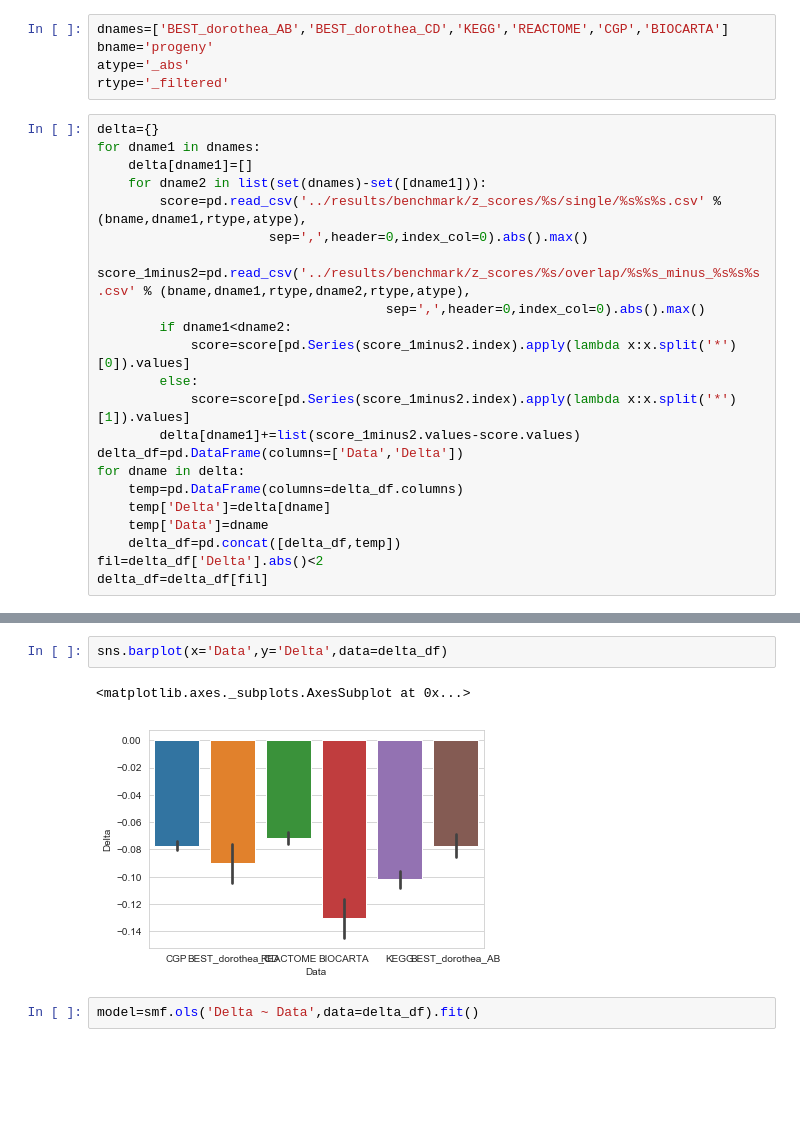
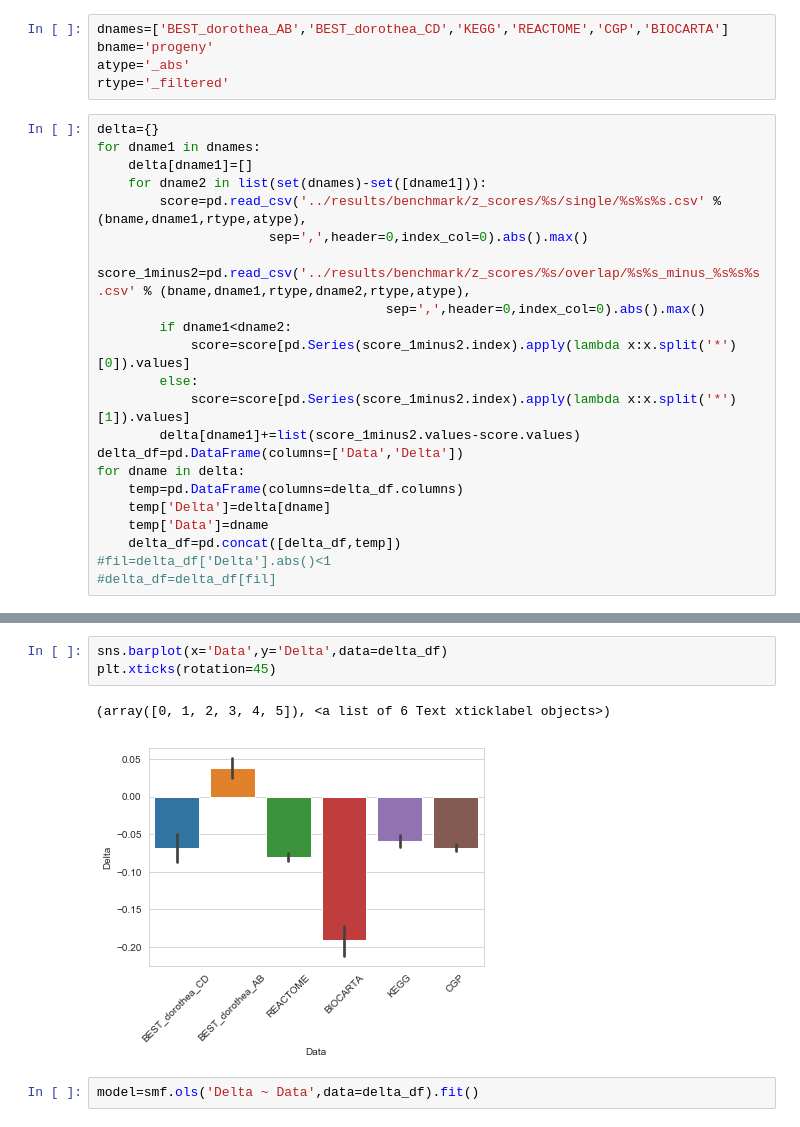
Before and after one commit to bence-szalai/why-pathway-methods-work, a Jupyter notebook: notebooks/overlap_fig_new.ipynb, the cells around one changed output, grey strips where cells are left out. Saved outputs shown, nothing was run; the diff lists cells and outputs as text; blank space fills up the shorter version.

```diff
--- a/notebooks/overlap_fig_new.ipynb
+++ b/notebooks/overlap_fig_new.ipynb
@@ -34,5 +34,5 @@ for dname in delta:
     temp['Delta']=delta[dname]
     temp['Data']=dname
     delta_df=pd.concat([delta_df,temp])
-fil=delta_df['Delta'].abs()<2
-delta_df=delta_df[fil]
+#fil=delta_df['Delta'].abs()<1
+#delta_df=delta_df[fil]
@@ -39,8 +50,9 @@ delta_df=delta_df[fil]
 # %%
 sns.barplot(x='Data',y='Delta',data=delta_df)
+plt.xticks(rotation=45)
 # %% [output]
-<matplotlib.axes._subplots.AxesSubplot at 0x...>
+(array([0, 1, 2, 3, 4, 5]), <a list of 6 Text xticklabel objects>)
-[figure, old version]
+[figure, new version]
 # %%
 model=smf.ols('Delta ~ Data',data=delta_df).fit()
 # %%
```
Also changed, not shown: parts of 15 cells of this notebook, 1 other file.
